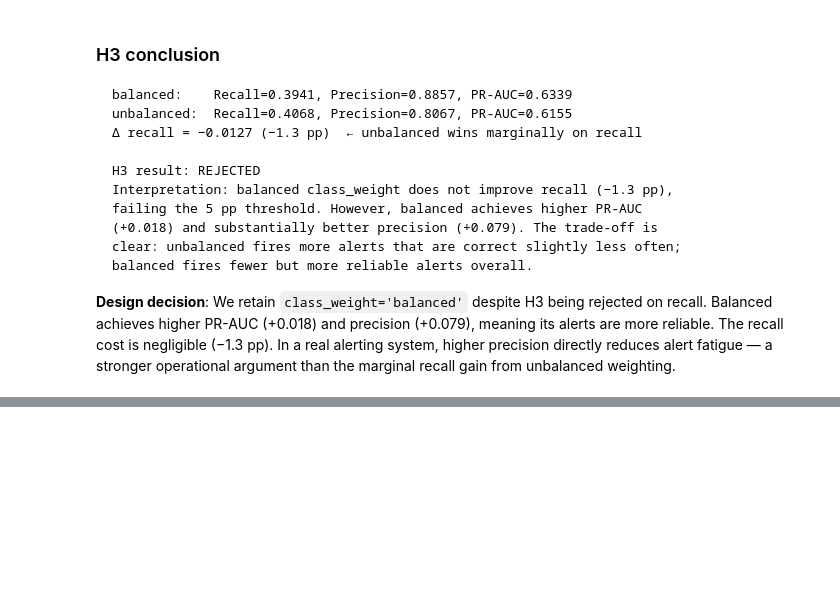
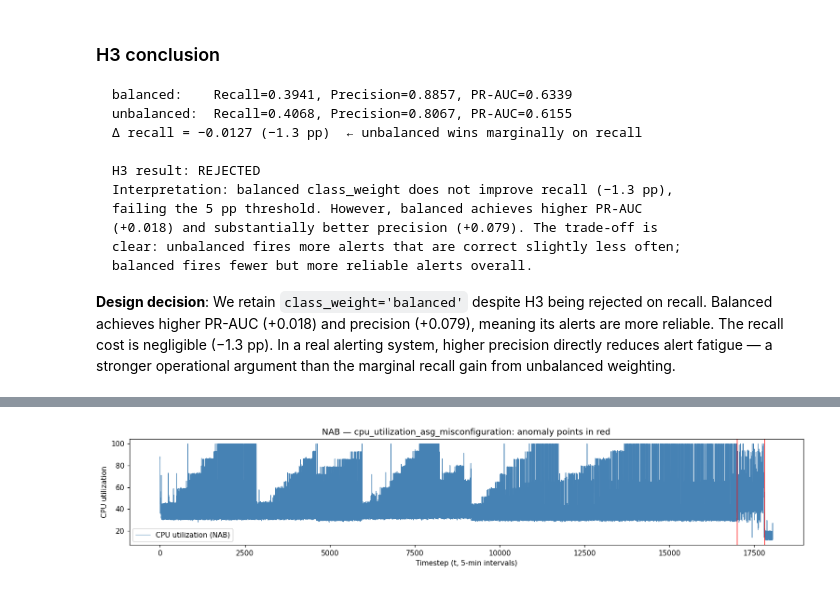
Before and after one commit to igarbayo/cloud-incident-predictor, a Jupyter notebook: notebooks/01_exploration_and_evaluation.ipynb, the cells around one changed output, grey strips where cells are left out. Saved outputs shown, nothing was run; the diff lists cells and outputs as text; code cells hidden in the pictures; blank space fills up the shorter version.

```diff
--- a/notebooks/01_exploration_and_evaluation.ipynb
+++ b/notebooks/01_exploration_and_evaluation.ipynb
@@ -590,0 +998,14 @@ print(f'Importance value: {importances[most_important_pos]:.4f}')
+# %%
+fig, ax = plt.subplots(figsize=(14, 3))
+ax.plot(df_nab['t'], df_nab['metric'], lw=0.8, color='steelblue',
+        label='CPU utilization (NAB)')
+for _, row in df_nab[df_nab['is_incident'] == 1].iterrows():
+    ax.axvline(row['t'], color='red', alpha=0.7, lw=1.2)
+ax.set_xlabel('Timestep (t, 5-min intervals)')
+ax.set_ylabel('CPU utilization')
+ax.set_title('NAB — cpu_utilization_asg_misconfiguration: anomaly points in red')
+ax.legend()
+plt.tight_layout()
+plt.show()
+# %% [output]
+[figure, added]
```
Also changed, not shown: parts of 27 cells of this notebook, 7 other files.
